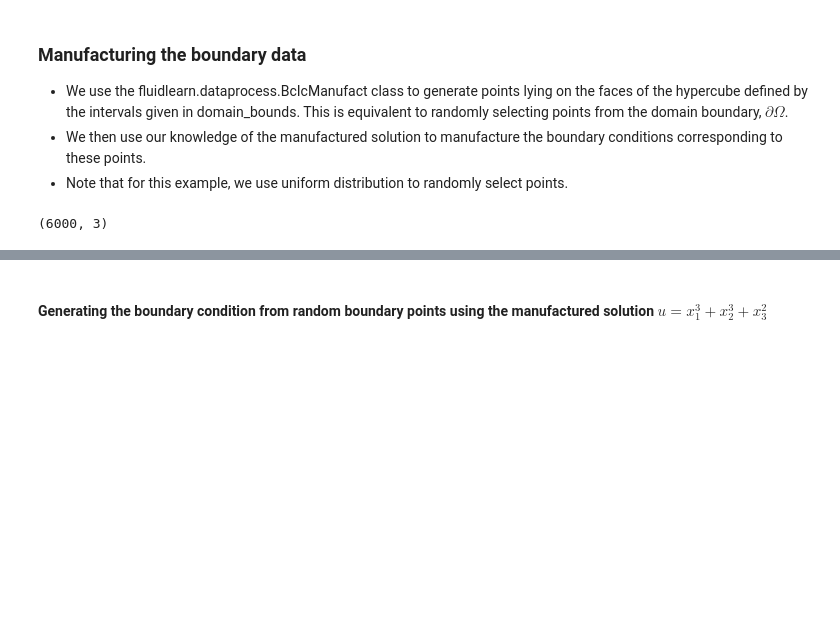
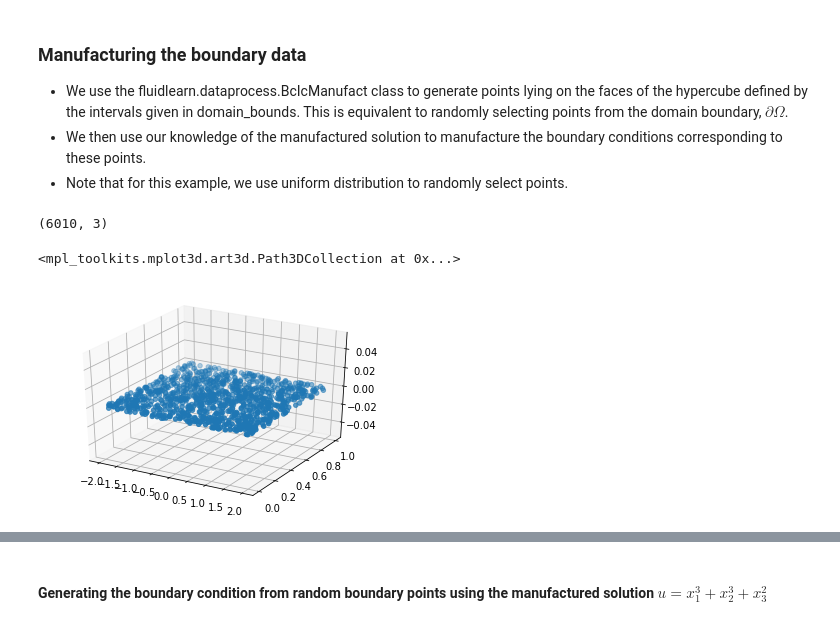
Before and after one commit to mjayadharan/FluidLearn, a Jupyter notebook: fluidlearn/poisson3d.ipynb, the cells around one changed output, grey strips where cells are left out. Cells and saved outputs as stored; diff of their text form; code cells hidden in the pictures; blank space fills up the shorter version.

```diff
--- a/fluidlearn/poisson3d.ipynb
+++ b/fluidlearn/poisson3d.ipynb
@@ -21,9 +22,9 @@ This matters only for generating collocation points and if the user is feeding t
 they can skip this step.
 # %%
 #domain range
-X_1_domain = [-1, 1]
-X_2_domain = [-1, 1]
-X_3_domain = [-1,1]
+X_1_domain = [-2, 2]
+X_2_domain = [0, 1]
+X_3_domain = [0,4]
 
 #domain of the problem
 domain_bounds = [X_1_domain, X_2_domain, X_3_domain]
@@ -39,9 +40,21 @@ bc_data_size = 1000 #number of data points on boundary
 bc_generator = dataprocess.BcIcDataManufact(domain_bounds)
 # %%
 X_data = bc_generator.generate_uniform_bc_ic(bc_data_size)
+# %%
+num_intr_dat = 10
+X_data = np.concatenate([X_data,np.random.uniform(0,1,3*num_intr_dat).reshape((num_intr_dat,3))])
 # %%
 #Note that we will have bc_data_size number of instances for each boundary
 #face
 X_data.shape
 # %% [output]
-(6000, 3)
+(6010, 3)
+# %%
+import matplotlib.pyplot as plt
+fig = plt.figure()
+ax = fig.add_subplot(111, projection='3d')
+i=4
+ax.scatter(X_data[i*bc_data_size:(i+1)*bc_data_size,0],X_data[i*bc_data_size:(i+1)*bc_data_size,1],X_data[i*bc_data_size:(i+1)*bc_data_size,2])
+# %% [output]
+<mpl_toolkits.mplot3d.art3d.Path3DCollection at 0x...>
+[figure, added]
```
Also changed, not shown: parts of 12 cells of this notebook.
